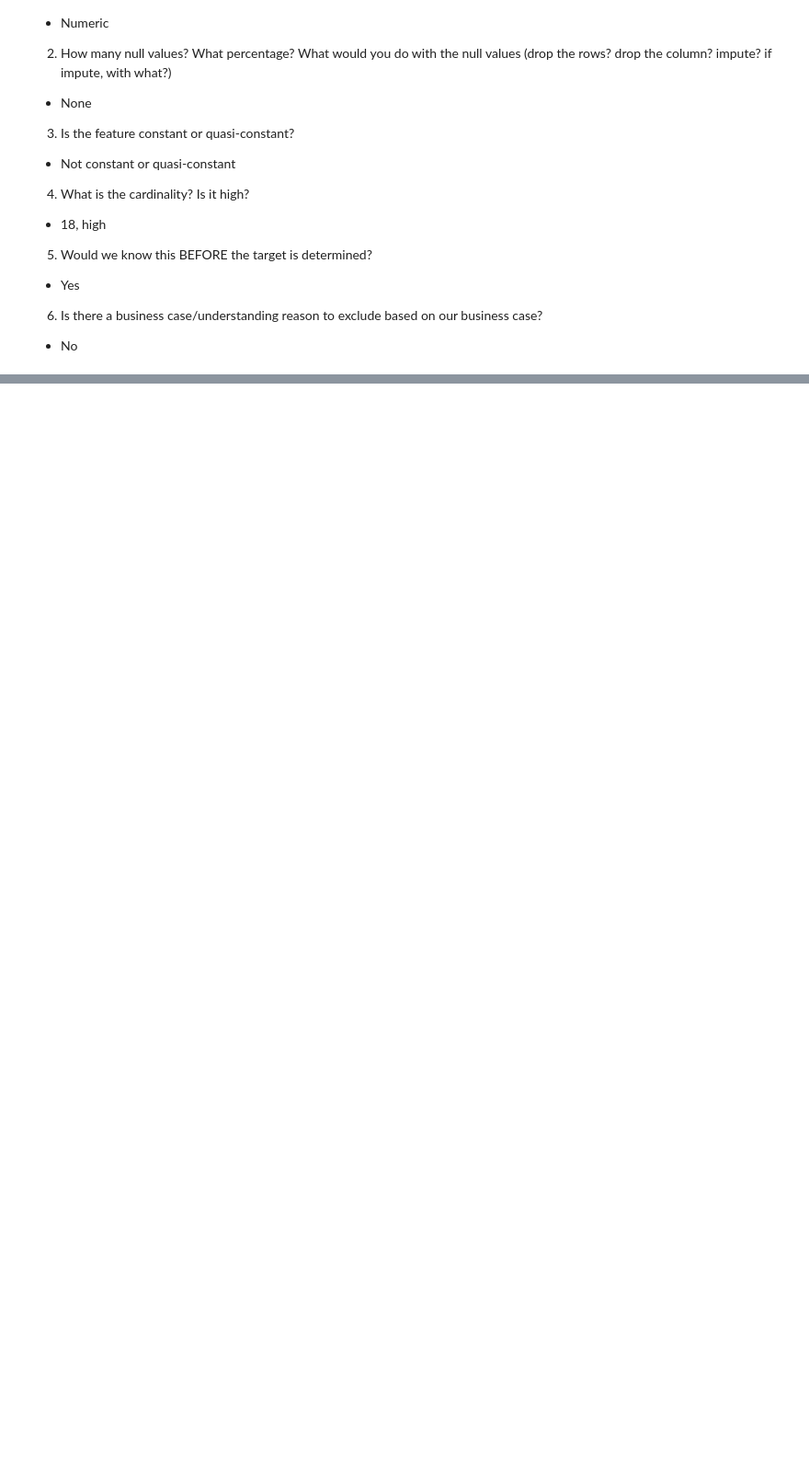
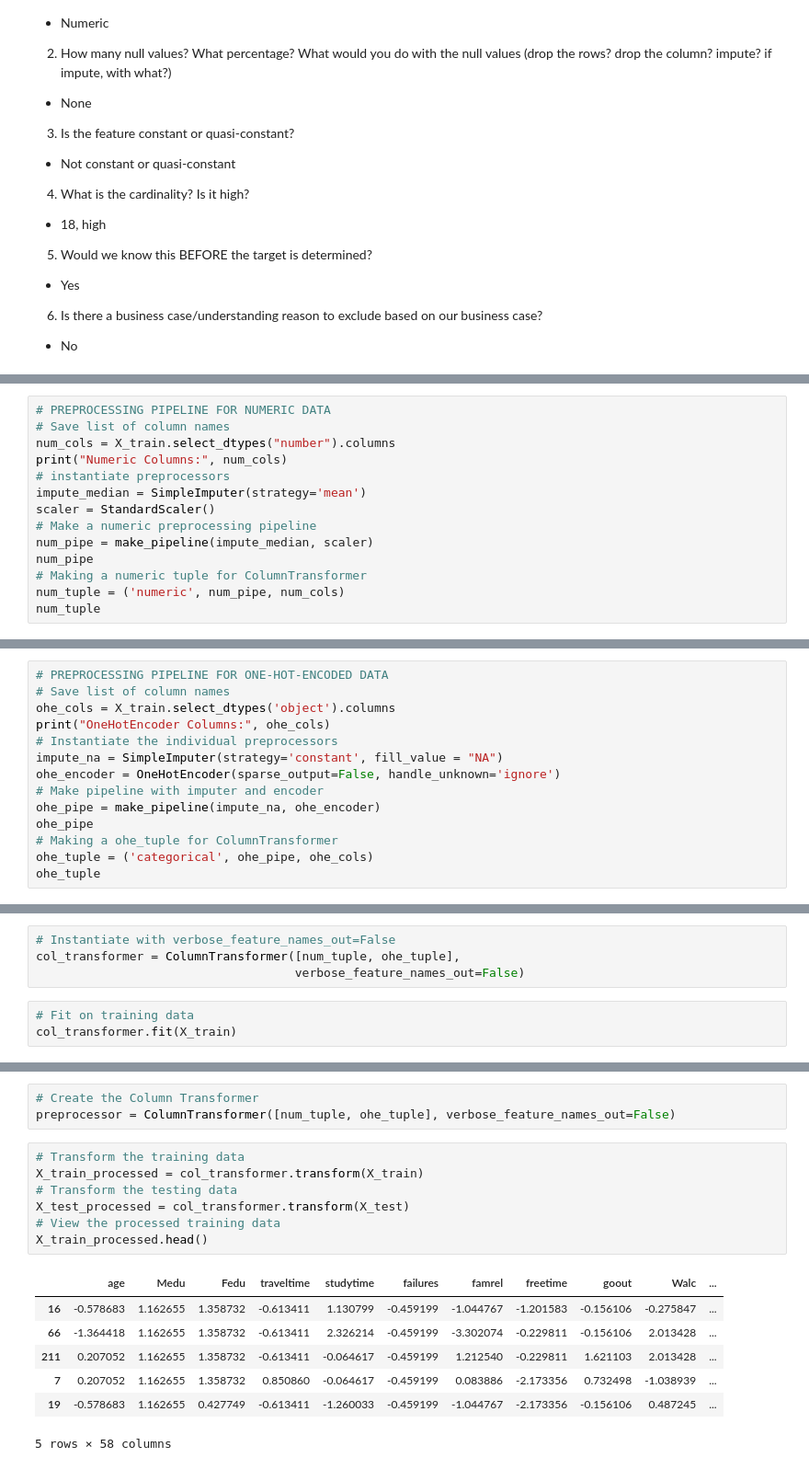
Before and after one commit to kassiedancer92/Machine_Learning, a Jupyter notebook: project_2.ipynb, the cells around one changed output, grey strips where cells are left out. Shown: that part at 92% size. Cells and saved outputs as stored; diff of their text form; blank space fills up the shorter version.

```diff
--- a/project_2.ipynb
+++ b/project_2.ipynb
@@ -1598,0 +1574,14 @@ explore_numeric(df,feature);
+# %%
+# PREPROCESSING PIPELINE FOR NUMERIC DATA
+# Save list of column names
+num_cols = X_train.select_dtypes("number").columns
+print("Numeric Columns:", num_cols)
+# instantiate preprocessors
+impute_median = SimpleImputer(strategy='mean')
+scaler = StandardScaler()
+# Make a numeric preprocessing pipeline
+num_pipe = make_pipeline(impute_median, scaler)
+num_pipe
+# Making a numeric tuple for ColumnTransformer
+num_tuple = ('numeric', num_pipe, num_cols)
+num_tuple
@@ -1598,0 +1598,14 @@ explore_numeric(df,feature);
+# %%
+# PREPROCESSING PIPELINE FOR ONE-HOT-ENCODED DATA
+# Save list of column names
+ohe_cols = X_train.select_dtypes('object').columns
+print("OneHotEncoder Columns:", ohe_cols)
+# Instantiate the individual preprocessors
+impute_na = SimpleImputer(strategy='constant', fill_value = "NA")
+ohe_encoder = OneHotEncoder(sparse_output=False, handle_unknown='ignore')
+# Make pipeline with imputer and encoder
+ohe_pipe = make_pipeline(impute_na, ohe_encoder)
+ohe_pipe
+# Making a ohe_tuple for ColumnTransformer
+ohe_tuple = ('categorical', ohe_pipe, ohe_cols)
+ohe_tuple
@@ -1598,0 +1626,7 @@ explore_numeric(df,feature);
+# %%
+# Instantiate with verbose_feature_names_out=False
+col_transformer = ColumnTransformer([num_tuple, ohe_tuple],
+                                    verbose_feature_names_out=False)
+# %%
+# Fit on training data
+col_transformer.fit(X_train)
@@ -1598,0 +1654,18 @@ explore_numeric(df,feature);
+# %%
+# Create the Column Transformer
+preprocessor = ColumnTransformer([num_tuple, ohe_tuple], verbose_feature_names_out=False)
+# %%
+# Transform the training data
+X_train_processed = col_transformer.transform(X_train)
+# Transform the testing data
+X_test_processed = col_transformer.transform(X_test)
+# View the processed training data
+X_train_processed.head()
+# %% [output]
+|  | age | Medu | Fedu | traveltime | studytime | failures | famrel | freetime | goout | Walc | ... |
+| 16 | -0.578683 | 1.162655 | 1.358732 | -0.613411 | 1.130799 | -0.459199 | -1.044767 | -1.201583 | -0.156106 | -0.275847 | ... |
+| 66 | -1.364418 | 1.162655 | 1.358732 | -0.613411 | 2.326214 | -0.459199 | -3.302074 | -0.229811 | -0.156106 | 2.013428 | ... |
+| 211 | 0.207052 | 1.162655 | 1.358732 | -0.613411 | -0.064617 | -0.459199 | 1.212540 | -0.229811 | 1.621103 | 2.013428 | ... |
+| 7 | 0.207052 | 1.162655 | 1.358732 | 0.850860 | -0.064617 | -0.459199 | 0.083886 | -2.173356 | 0.732498 | -1.038939 | ... |
+| 19 | -0.578683 | 1.162655 | 0.427749 | -0.613411 | -1.260033 | -0.459199 | -1.044767 | -2.173356 | -0.156106 | 0.487245 | ... |
+5 rows × 58 columns
```
Also changed, not shown: parts of 55 cells of this notebook.
